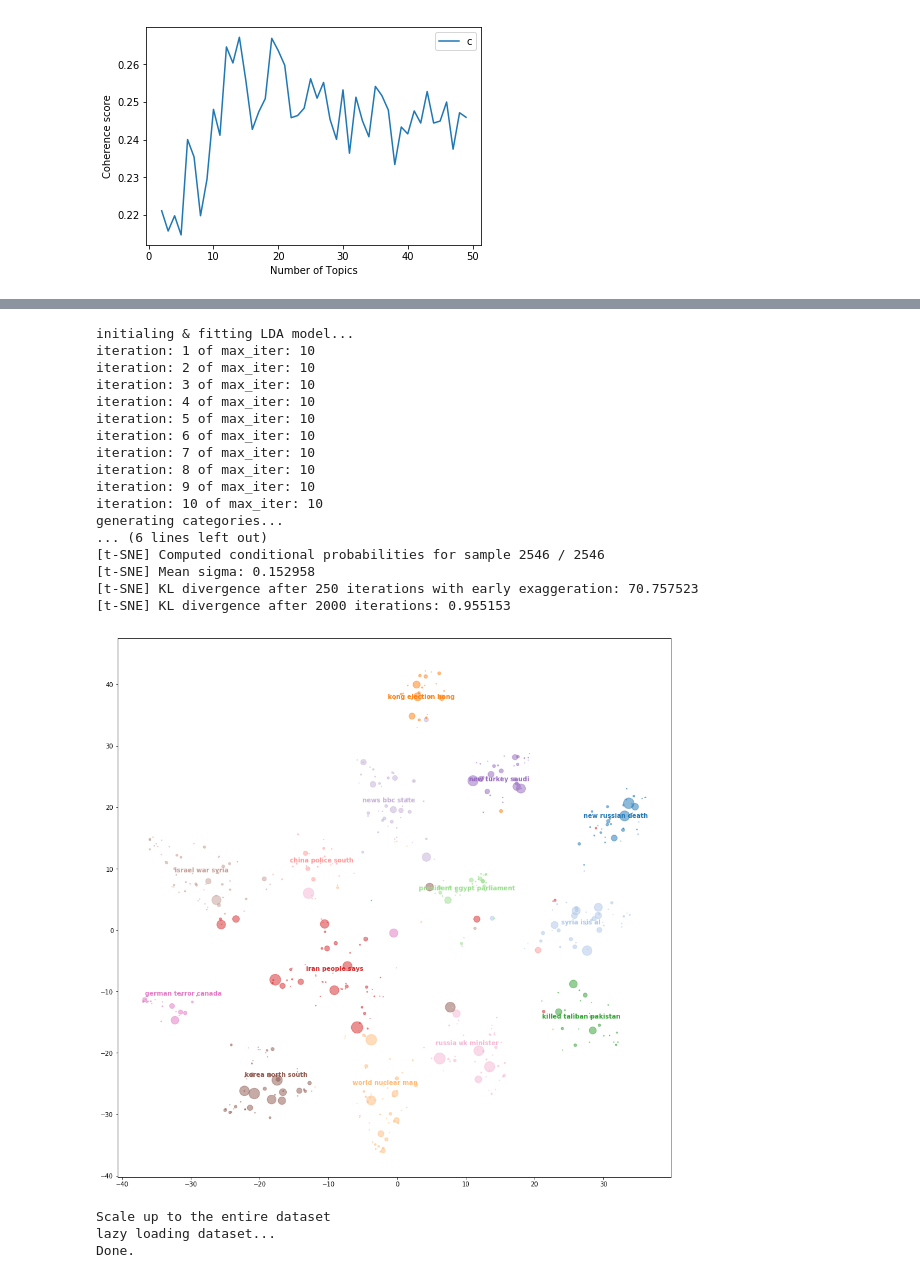
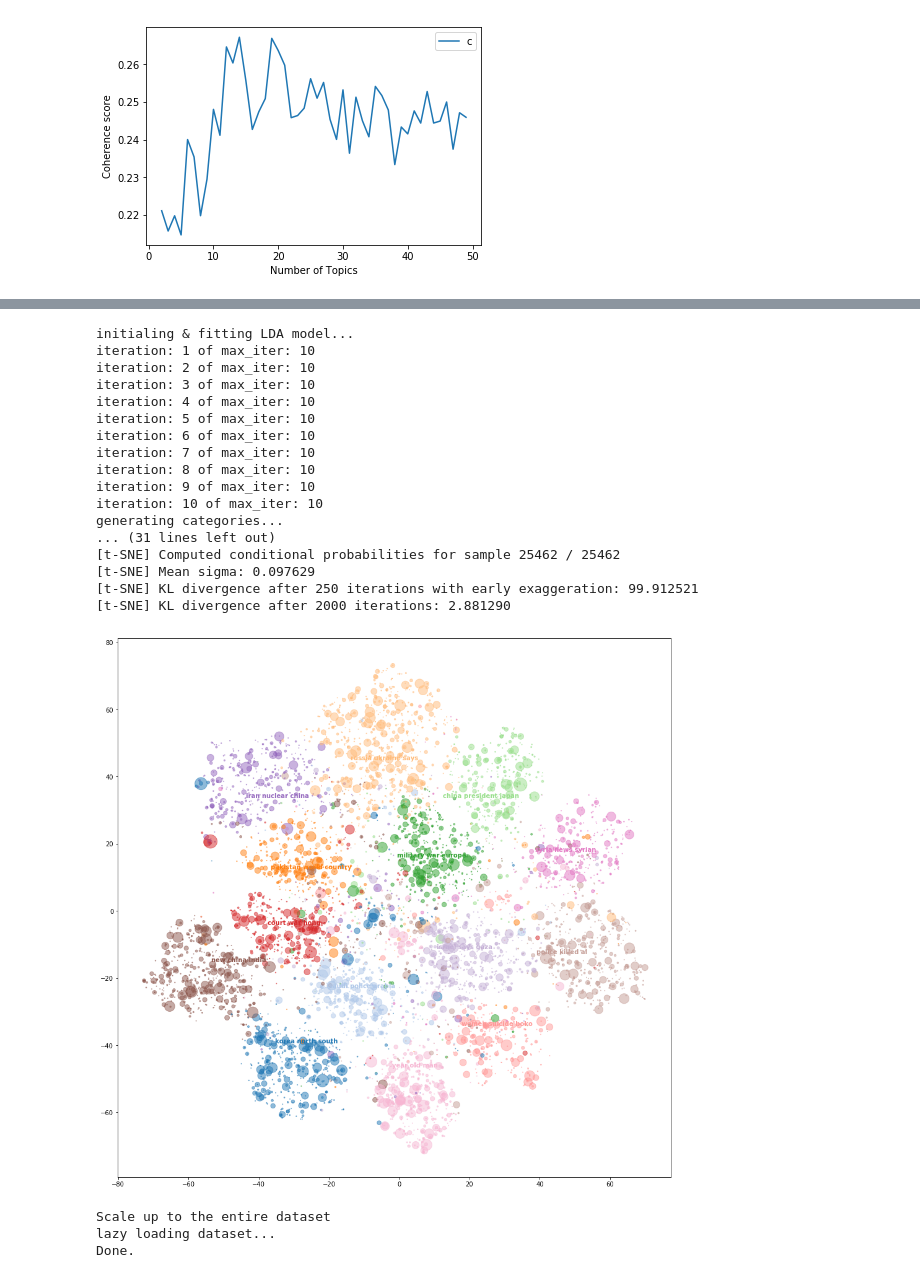
Before and after one commit to telenovelachuan/Eluvio_DS_Challenge, a Jupyter notebook: notebooks/topic_modeling.ipynb, the cells around one changed output, grey strips where cells are left out. Cells and saved outputs as stored; diff of their text form; code cells hidden in the pictures.

```diff
--- a/notebooks/topic_modeling.ipynb
+++ b/notebooks/topic_modeling.ipynb
@@ -99,7 +99,7 @@ class Topic_Model:
 
 
     def plot_num_title_of_each_topic(self, count_vectorizer):
-        top_3_words = self._get_top_n_words(3, self.keys, count_vectorizer)
+        top_3_words = get_top_n_words(3, self.n_components, self.sampled_document_term_matrix, self.keys, count_vectorizer)
         print "self.categories:{}".format(self.categories)
         print "top_3_words:{}".format(top_3_words)
         labels = ['Topic {}: \n'.format(i) + top_3_words[i] for i in self.categories]
@@ -138,7 +138,7 @@ class Topic_Model:
         colormap = TOPIC_COLOR_MAP[:self.n_components]
         proportion = 20;
         sampled_up_votes_sizes = self.sampled_up_votes / proportion;
-        top_3_words = self._get_top_n_words(3, self.keys, count_vectorizer)
+        top_3_words = get_top_n_words(3, self.n_components, self.sampled_document_term_matrix, self.keys, count_vectorizer)
         fig, ax = plt.subplots(figsize=(16,16))
         plt.scatter(x=tsne_vectors[:,0], y=tsne_vectors[:,1],
                     color=colormap[self.keys],
@@ -310,25 +321,25 @@ Frequency of the 14 topics by LDA:
 # %%
-lda_model = Topic_Model(sampled_df, model_type='LDA', max_features=40000, learning_method='online', n_components=14, random_state=0, verbose=1)
+lda_model = Topic_Model(df, model_type='LDA', max_features=40000, learning_method='online', n_components=14, random_state=0, verbose=1)
 lda_model.visualize_tnse_2_dimension(count_vectorizer_limited)
 # %% [output]
 initialing & fitting LDA model...
 iteration: 1 of max_iter: 10
 iteration: 2 of max_iter: 10
 iteration: 3 of max_iter: 10
 iteration: 4 of max_iter: 10
 iteration: 5 of max_iter: 10
 iteration: 6 of max_iter: 10
 iteration: 7 of max_iter: 10
 iteration: 8 of max_iter: 10
 iteration: 9 of max_iter: 10
 iteration: 10 of max_iter: 10
 generating categories...
-... (6 lines left out)
-[t-SNE] Computed conditional probabilities for sample 2546 / 2546
-[t-SNE] Mean sigma: 0.152958
-[t-SNE] KL divergence after 250 iterations with early exaggeration: 70.757523
-[t-SNE] KL divergence after 2000 iterations: 0.955153
+... (31 lines left out)
+[t-SNE] Computed conditional probabilities for sample 25462 / 25462
+[t-SNE] Mean sigma: 0.097629
+[t-SNE] KL divergence after 250 iterations with early exaggeration: 99.912521
+[t-SNE] KL divergence after 2000 iterations: 2.881290
-[figure, old version]
+[figure, new version]
 # %%
 print "Scale up to the entire dataset"
 print "lazy loading dataset..."
```
Also changed, not shown: parts of 7 cells of this notebook.
